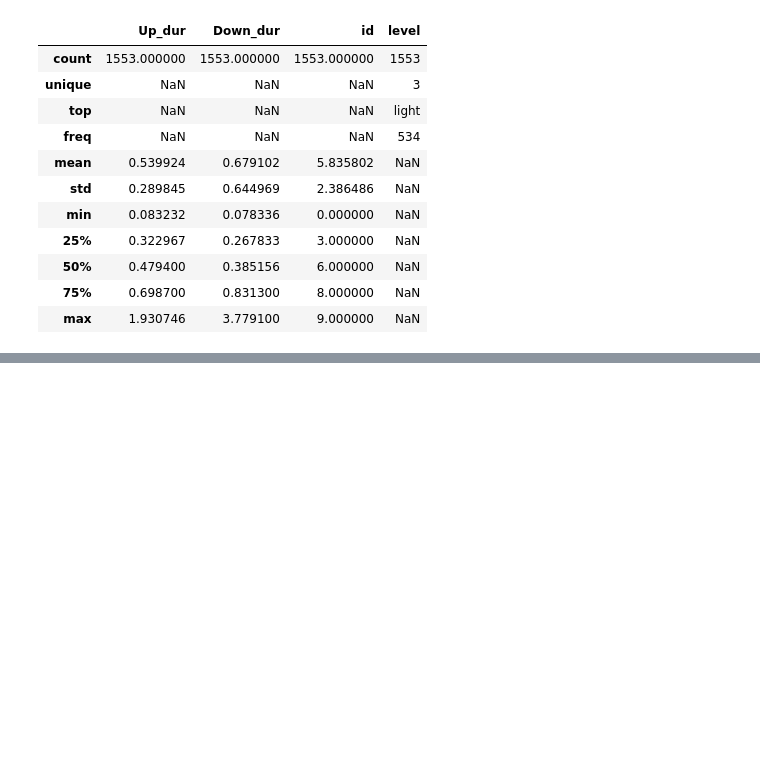
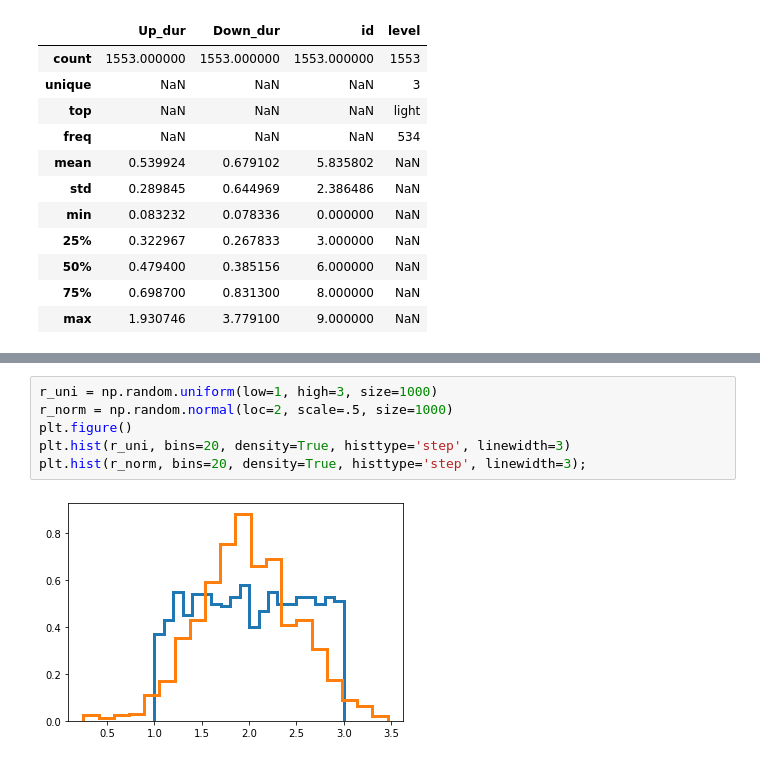
Before and after one commit to arnaumanasanch/neuropy_crashcourse, a Jupyter notebook: distributions.ipynb, the cells around one changed output, grey strips where cells are left out. Saved outputs shown, nothing was run; the diff lists cells and outputs as text; blank space fills up the shorter version.

```diff
--- a/distributions.ipynb
+++ b/distributions.ipynb
@@ -284,0 +294,8 @@ data.describe(include='all')
+# %%
+r_uni = np.random.uniform(low=1, high=3, size=1000)
+r_norm = np.random.normal(loc=2, scale=.5, size=1000)
+plt.figure()
+plt.hist(r_uni, bins=20, density=True, histtype='step', linewidth=3)
+plt.hist(r_norm, bins=20, density=True, histtype='step', linewidth=3);
+# %% [output]
+[figure, added]
```
Also changed, not shown: parts of 10 cells of this notebook.
